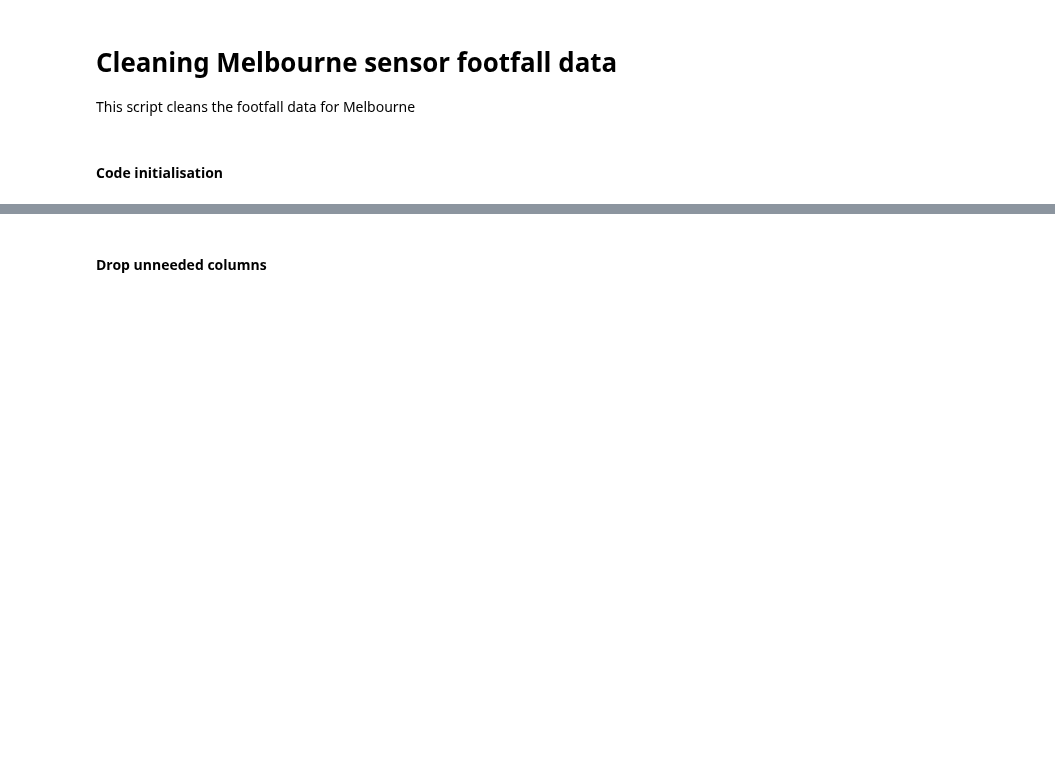
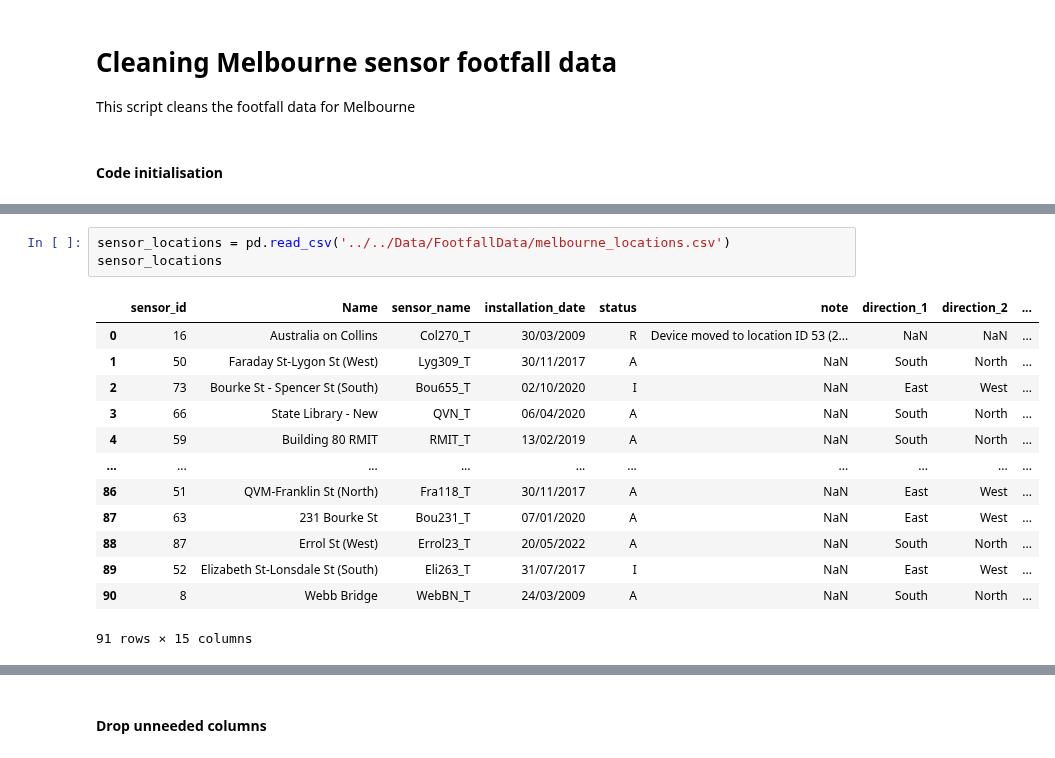
Before and after one commit to nickmalleson/footfall, a Jupyter notebook: MelbourneAnalysis/1. PreparingData/1. CleanData/CleaningData-Footfall.ipynb, the cells around one changed output, grey strips where cells are left out. Cells and saved outputs as stored; diff of their text form; blank space fills up the shorter version.

```diff
--- a/MelbourneAnalysis/1. PreparingData/1. CleanData/CleaningData-Footfall.ipynb
+++ b/MelbourneAnalysis/1. PreparingData/1. CleanData/CleaningData-Footfall.ipynb
@@ -32 +63,18 @@ Data directory '../../Data/' already contains files.
+# %%
+sensor_locations = pd.read_csv('../../Data/FootfallData/melbourne_locations.csv')
+sensor_locations
+# %% [output]
+|  | sensor_id | Name | sensor_name | installation_date | status | note | direction_1 | direction_2 | ... |
+| 0 | 16 | Australia on Collins | Col270_T | 30/03/2009 | R | Device moved to location ID 53 (2... | NaN | NaN | ... |
+| 1 | 50 | Faraday St-Lygon St (West) | Lyg309_T | 30/11/2017 | A | NaN | South | North | ... |
+| 2 | 73 | Bourke St - Spencer St (South) | Bou655_T | 02/10/2020 | I | NaN | East | West | ... |
+| 3 | 66 | State Library - New | QVN_T | 06/04/2020 | A | NaN | South | North | ... |
+| 4 | 59 | Building 80 RMIT | RMIT_T | 13/02/2019 | A | NaN | South | North | ... |
+| ... | ... | ... | ... | ... | ... | ... | ... | ... | ... |
+| 86 | 51 | QVM-Franklin St (North) | Fra118_T | 30/11/2017 | A | NaN | East | West | ... |
+| 87 | 63 | 231 Bourke St | Bou231_T | 07/01/2020 | A | NaN | East | West | ... |
+| 88 | 87 | Errol St (West) | Errol23_T | 20/05/2022 | A | NaN | South | North | ... |
+| 89 | 52 | Elizabeth St-Lonsdale St (South) | Eli263_T | 31/07/2017 | I | NaN | East | West | ... |
+| 90 | 8 | Webb Bridge | WebBN_T | 24/03/2009 | A | NaN | South | North | ... |
+91 rows × 15 columns
 # %% [markdown]
```
Also changed, not shown: parts of 21 cells of this notebook, 1 other file.
